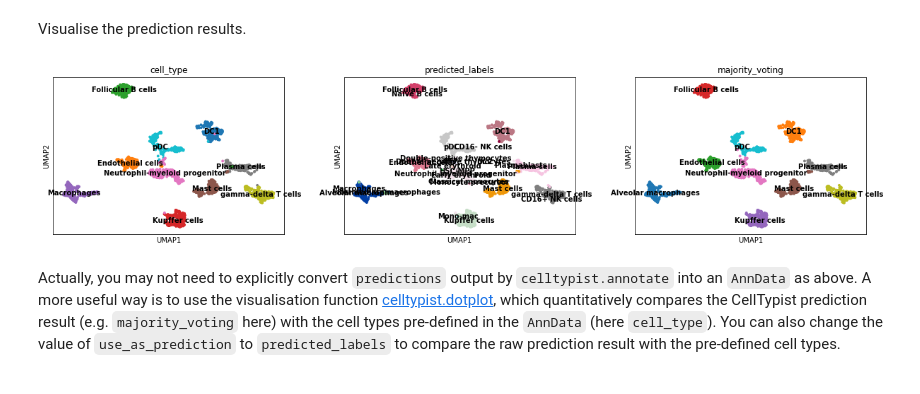
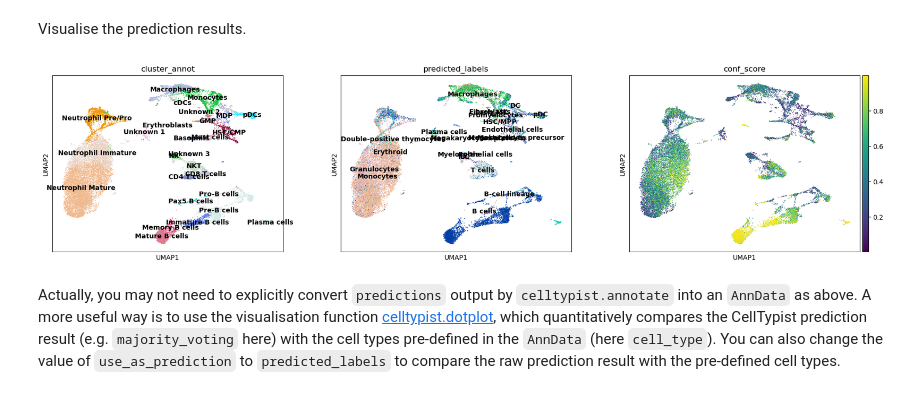
Before and after one commit to gabriel-dval/scRNA_annotation, a Jupyter notebook: celltypist_tutorial.ipynb, the cells around one changed output. Drawn from its saved outputs; the diff is of its cells as text; code cells hidden in the pictures.

```diff
--- a/celltypist_tutorial.ipynb
+++ b/celltypist_tutorial.ipynb
@@ -132,7 +127,8 @@ array(['B cells', 'B-cell lineage', 'Cycling cells', 'DC', 'DC precursor',
        'Monocytes', 'Myelocytes', 'Plasma cells', 'Promyelocytes',
        'T cells', 'pDC', 'pDC precursor'], dtype=object)
 # %%
-#adata.var['features'] = adata.var['features'].str.upper()
+# Set raw genes as index and capitalise (this may need to be changed depending on the model)
 adata.raw.var['_index'] = adata.raw.var['_index'].str.upper()
-adata.raw.var['_index']
+adata.raw.var.set_index(adata.raw.var["_index"], inplace=True)
+adata.raw.var_names # Expect capital gene names here
 # %% [output]
@@ -202,9 +205,9 @@ sc.tl.umap(adata)
 # %% [markdown]
 Visualise the prediction results.
 # %%
-sc.pl.umap(adata, color = ['cell_type', 'predicted_labels', 'majority_voting'], legend_loc = 'on data')
+sc.pl.umap(adata, color = ['cluster_annot', 'predicted_labels', 'conf_score'], legend_loc = 'on data')
 # %% [output]
-[figure, old version]
+[figure, new version]
 # %% [markdown]
 Actually, you may not need to explicitly convert `predictions` output by `celltypist.annotate` into an `AnnData` as above. A more useful way is to use the visualisation function [celltypist.dotplot](https://celltypist.readthedocs.io/en/latest/celltypist.dotplot.html), which quantitatively compares the CellTypist prediction result (e.g. `majority_voting` here) with the cell types pre-defined in the `AnnData` (here `cell_type`). You can also change the value of `use_as_prediction` to `predicted_labels` to compare the raw prediction result with the pre-defined cell types.
 # %%
```
Also changed, not shown: parts of 15 cells of this notebook.
